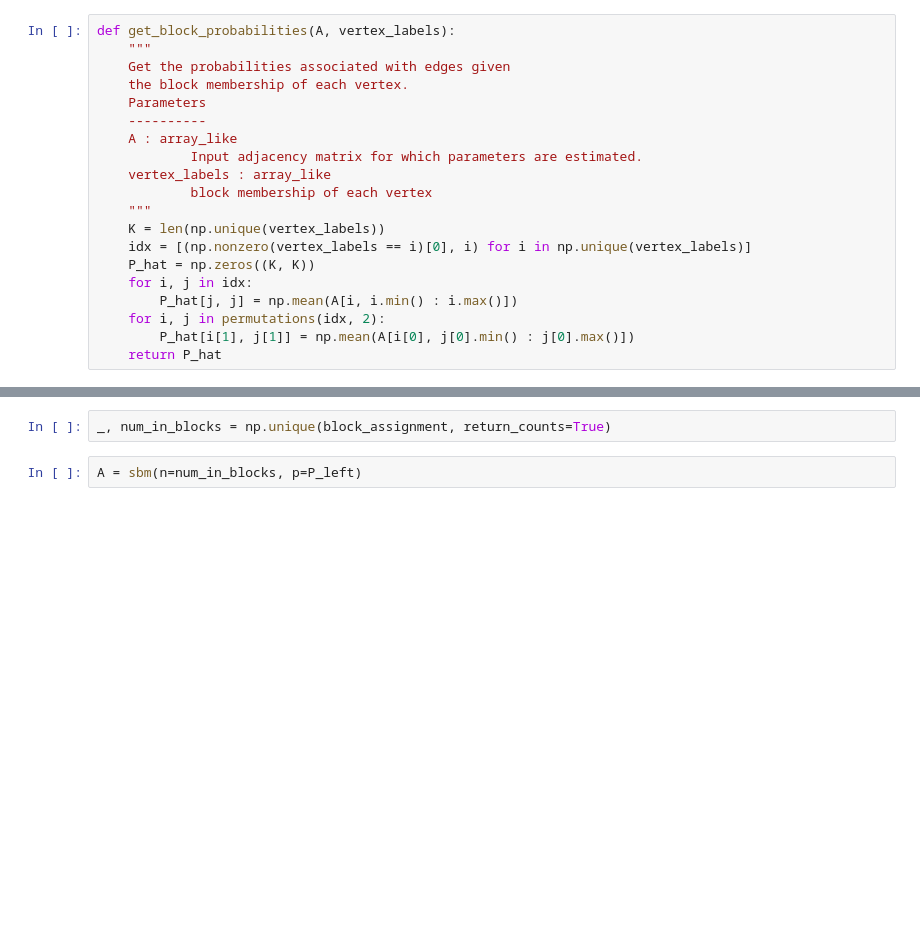
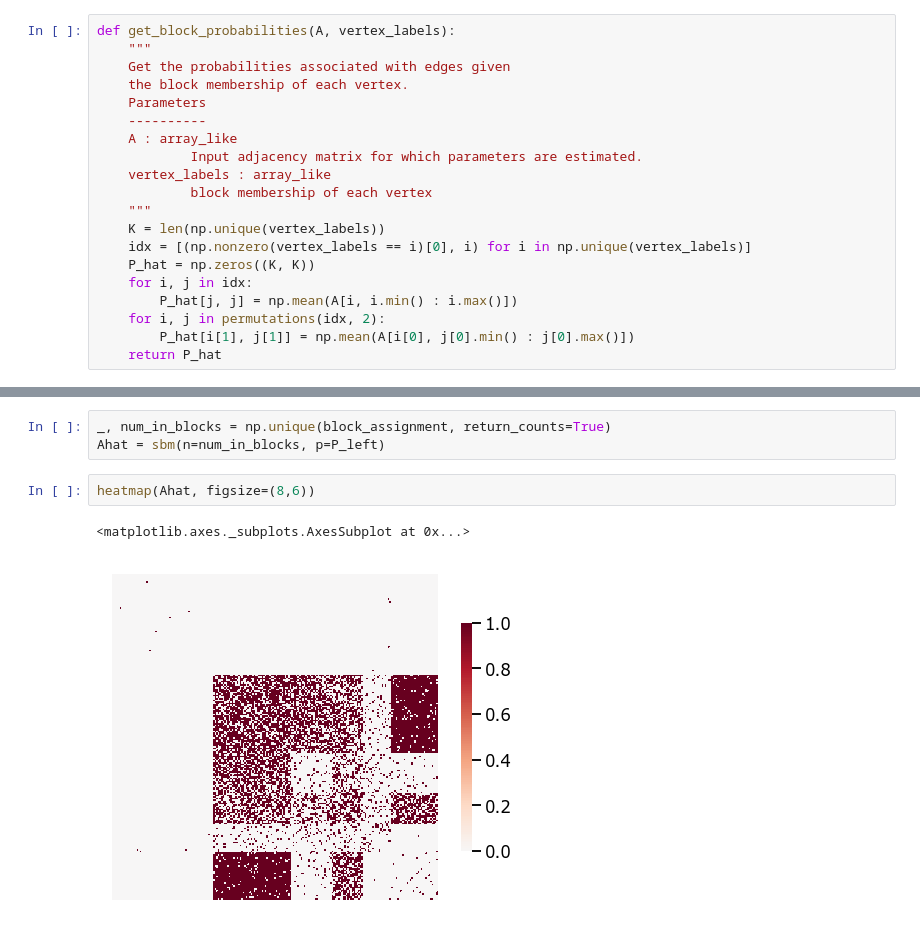
Before and after one commit to junhaobearxiong/graph_independence_test, a Jupyter notebook: notebooks/2019-04-16_sbm_estimation_fit.ipynb, the cells around one changed output, grey strips where cells are left out. Cells and saved outputs as stored; diff of their text form; blank space fills up the shorter version.

```diff
--- a/notebooks/2019-04-16_sbm_estimation_fit.ipynb
+++ b/notebooks/2019-04-16_sbm_estimation_fit.ipynb
@@ -85,7 +87,11 @@ heatmap(P_left, figsize=(8,6))
 # %%
 _, num_in_blocks = np.unique(block_assignment, return_counts=True)
+Ahat = sbm(n=num_in_blocks, p=P_left)
-# %%
-A = sbm(n=num_in_blocks, p=P_left)
+# %%
+heatmap(Ahat, figsize=(8,6))
+# %% [output]
+<matplotlib.axes._subplots.AxesSubplot at 0x...>
+[figure, added]
 # %%
 heatmap(A, figsize=(8,6))
 # %% [output]
```
Also changed, not shown: parts of 14 cells of this notebook, 4 other files.
